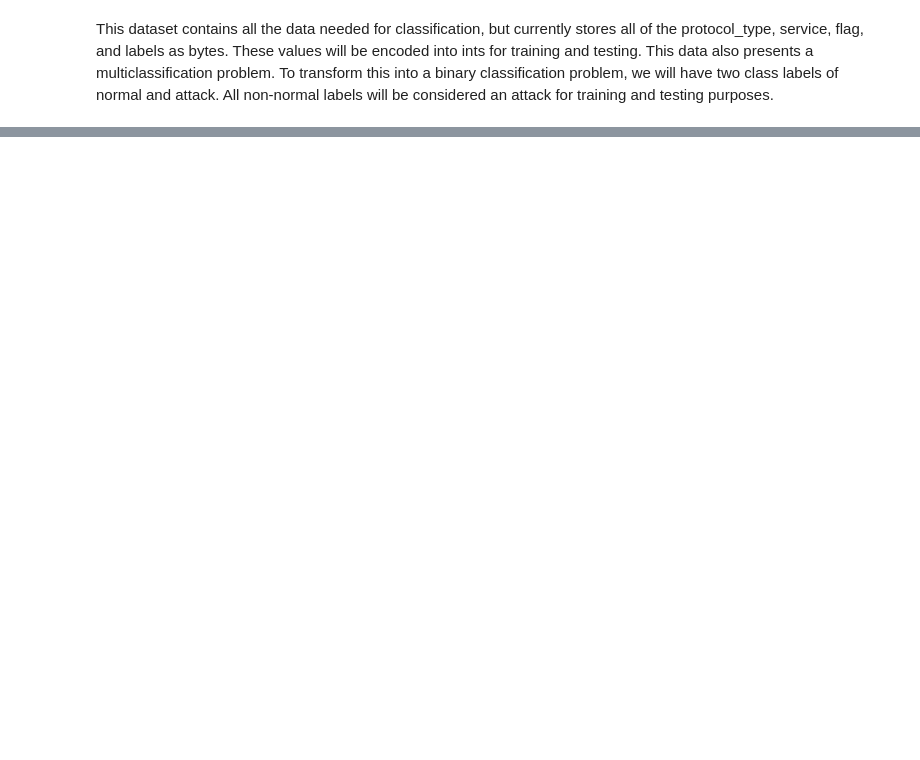
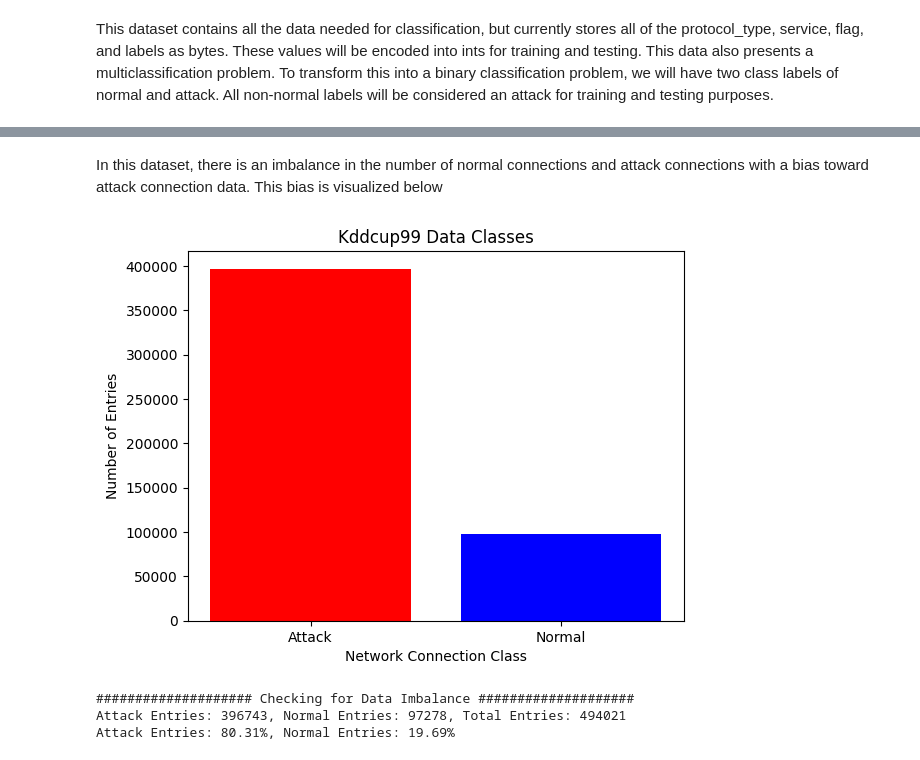
Before and after one commit to joshuakobuskie/FA24-CS634-101-Final, a Jupyter notebook: kobuskie_joshua_finalproject.ipynb, the cells around one changed output, grey strips where cells are left out. Drawn from its saved outputs; the diff is of its cells as text; code cells hidden in the pictures; blank space fills up the shorter version.

```diff
--- a/kobuskie_joshua_finalproject.ipynb
+++ b/kobuskie_joshua_finalproject.ipynb
@@ -94,0 +105,5 @@ print(protocolDict)
+# %%
+X = dataset.iloc[:, 0:-1]
+Y = dataset.iloc[:, -1]
+print(X.info())
+print(Y.info())
@@ -94,0 +128,16 @@ print(protocolDict)
+# %% [markdown]
+In this dataset, there is an imbalance in the number of normal connections and attack connections with a bias toward attack connection data. This bias is visualized below
+# %%
+plt.bar(["Attack", "Normal"], Y.value_counts(), color=["red", "blue"])
+plt.xlabel("Network Connection Class")
+plt.ylabel("Number of Entries")
+plt.title("Kddcup99 Data Classes")
+plt.show()
+print("#################### Checking for Data Imbalance ####################")
+print("Attack Entries: {}, Normal Entries: {}, Total Entries: {}".format(Y.value_counts()[1], Y.value_counts()[0], Y.count()))
+print("Attack Entries: {:.2f}%, Normal Entries: {:.2f}%".format(Y.value_counts()[1] / Y.count() * 100, Y.value_counts()[0] / Y.count() * 100))
+# %% [output]
+[figure, added]
+#################### Checking for Data Imbalance ####################
+Attack Entries: 396743, Normal Entries: 97278, Total Entries: 494021
+Attack Entries: 80.31%, Normal Entries: 19.69%
```
Also changed, not shown: parts of 6 cells of this notebook.
